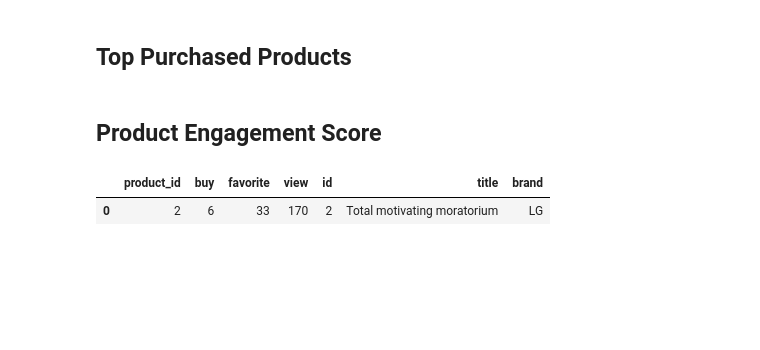
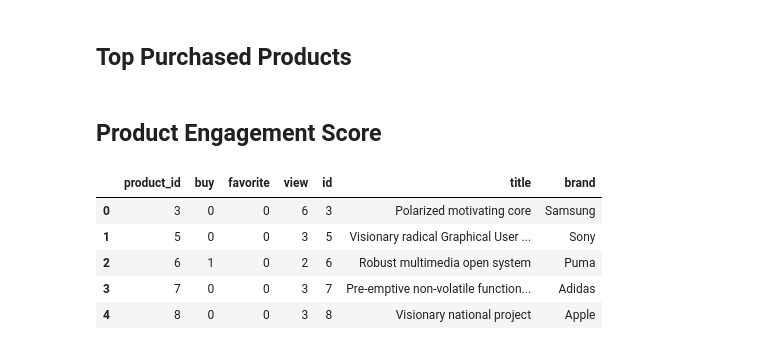
Before and after one commit to VighneshManjrekar/lambda-ecomm, a Jupyter notebook: analytics_dashboard.ipynb, the cells around one changed output. Saved outputs shown, nothing was run; the diff lists cells and outputs as text; code cells hidden in the pictures; blank space fills up the shorter version.

```diff
--- a/client/notebook/analytics_dashboard.ipynb
+++ b/analytics_dashboard.ipynb
@@ -73,8 +75,8 @@ fig.show()
 # %% [markdown]
 ## Cassandra Metrics
 # %%
-rows = session.execute('SELECT * FROM product_metrics')
-metrics_df = pd.DataFrame(list(rows))
+metric_rows = session.execute('SELECT * FROM product_metrics')
+metrics_df = pd.DataFrame(list(metric_rows))
 metrics_df.head()
 # %% [output]
 |  | product_id | event_type | count |
@@ -86,3 +99,11 @@ metrics_df.head()
 # %% [markdown]
 ## Top Viewed Products
+# %%
+if 'product_df' not in globals():
+    product_df = pd.DataFrame(list(products.find()))
+    if 'id' not in product_df.columns and '_id' in product_df.columns:
+        try:
+            product_df['id'] = product_df['_id'].astype(int)
+        except Exception:
+            product_df['id'] = product_df['_id'].astype(str)
 # %%
@@ -160,28 +183,26 @@ fig = px.bar(
 fig.update_layout(showlegend=False)
 fig.show()
 # %%
-query = "SELECT product_id, event_type, count FROM product_metrics WHERE product_id = 2"
-
-rows = session.execute(query)
-
-metrics_df = pd.DataFrame(list(rows))
-
 metrics_pivot = (
     metrics_df
     .pivot(index='product_id', columns='event_type', values='count')
     .reset_index()
     .fillna(0)
 )
 metrics_pivot.columns.name = None
 metrics_pivot = metrics_pivot.astype({'buy': int, 'favorite': int, 'view': int})
 
 metrics_pivot = metrics_pivot.merge(
     product_df[['id', 'title', 'brand']],
     left_on='product_id',
     right_on='id',
     how='left'
 )
 metrics_pivot.head()
 # %% [output]
 |  | product_id | buy | favorite | view | id | title | brand |
-| 0 | 2 | 6 | 33 | 170 | 2 | Total motivating moratorium | LG |
+| 0 | 3 | 0 | 0 | 6 | 3 | Polarized motivating core | Samsung |
+| 1 | 5 | 0 | 0 | 3 | 5 | Visionary radical Graphical User ... | Sony |
+| 2 | 6 | 1 | 0 | 2 | 6 | Robust multimedia open system | Puma |
+| 3 | 7 | 0 | 0 | 3 | 7 | Pre-emptive non-volatile function... | Adidas |
+| 4 | 8 | 0 | 0 | 3 | 8 | Visionary national project | Apple |
```
Also changed, not shown: parts of 9 cells of this notebook, 7 other files.
